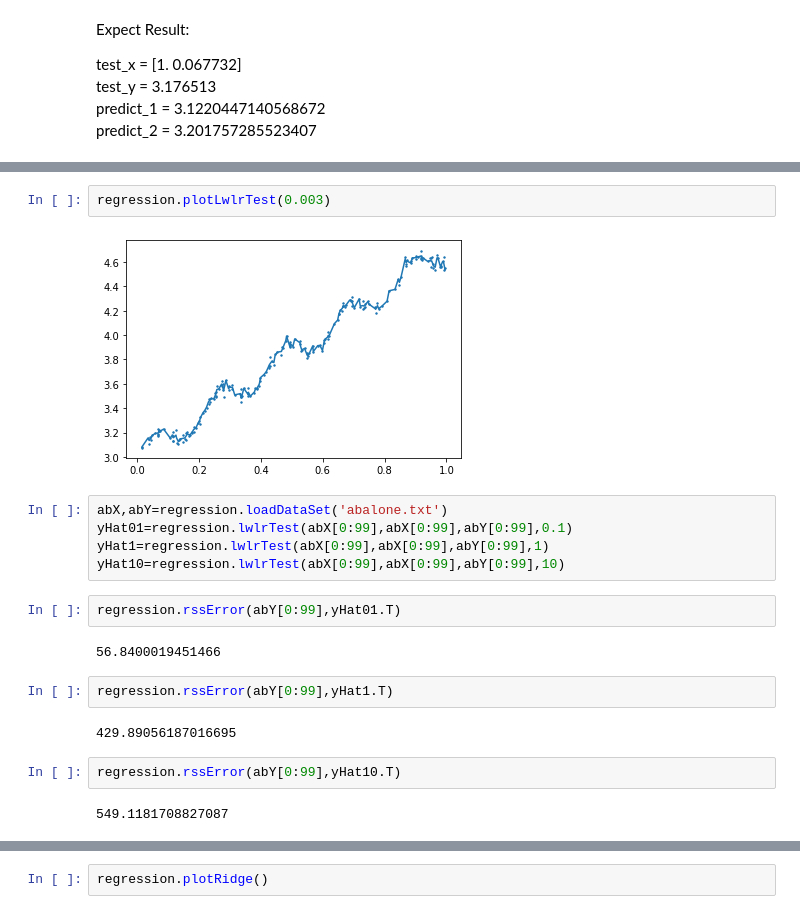
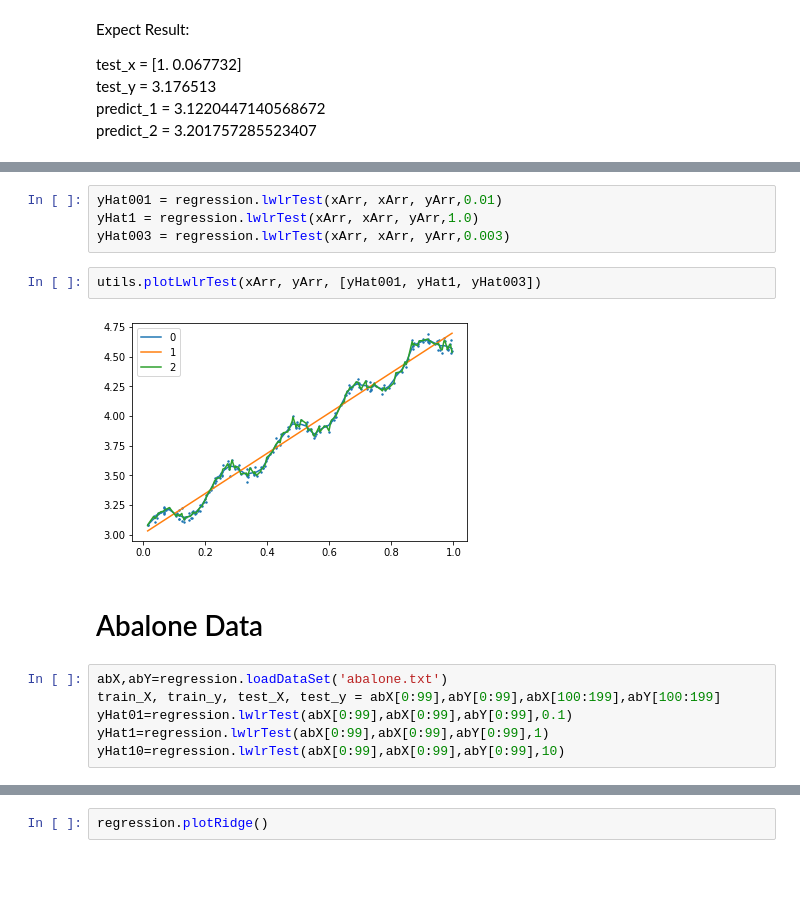
Before and after one commit to windmissing/MachineLearningInAction, a Jupyter notebook: Regression/Chapter8.ipynb, the cells around one changed output, grey strips where cells are left out. Cells and saved outputs as stored; diff of their text form; blank space fills up the shorter version.

Commit message:
regression update, not finished

```diff
--- a/Regression/Chapter8.ipynb
+++ b/Regression/Chapter8.ipynb
@@ -85,21 +75,16 @@ regression.plotLwlrTest(0.01)
-# %%
-regression.plotLwlrTest(0.003)
-# %% [output]
-[figure, removed]
+# %%
+yHat001 = regression.lwlrTest(xArr, xArr, yArr,0.01)
+yHat1 = regression.lwlrTest(xArr, xArr, yArr,1.0)
+yHat003 = regression.lwlrTest(xArr, xArr, yArr,0.003)
+# %%
+utils.plotLwlrTest(xArr, yArr, [yHat001, yHat1, yHat003])
+# %% [output]
+[figure, added]
+# %% [markdown]
+# Abalone Data
 # %%
 abX,abY=regression.loadDataSet('abalone.txt')
+train_X, train_y, test_X, test_y = abX[0:99],abY[0:99],abX[100:199],abY[100:199]
 yHat01=regression.lwlrTest(abX[0:99],abX[0:99],abY[0:99],0.1)
 yHat1=regression.lwlrTest(abX[0:99],abX[0:99],abY[0:99],1)
 yHat10=regression.lwlrTest(abX[0:99],abX[0:99],abY[0:99],10)
-# %%
-regression.rssError(abY[0:99],yHat01.T)
-# %% [output]
-56.8400019451466
-# %%
-regression.rssError(abY[0:99],yHat1.T)
-# %% [output]
-429.89056187016695
-# %%
-regression.rssError(abY[0:99],yHat10.T)
-# %% [output]
-549.1181708827087
```
Also changed, not shown: parts of 14 cells of this notebook, 2 other files.
